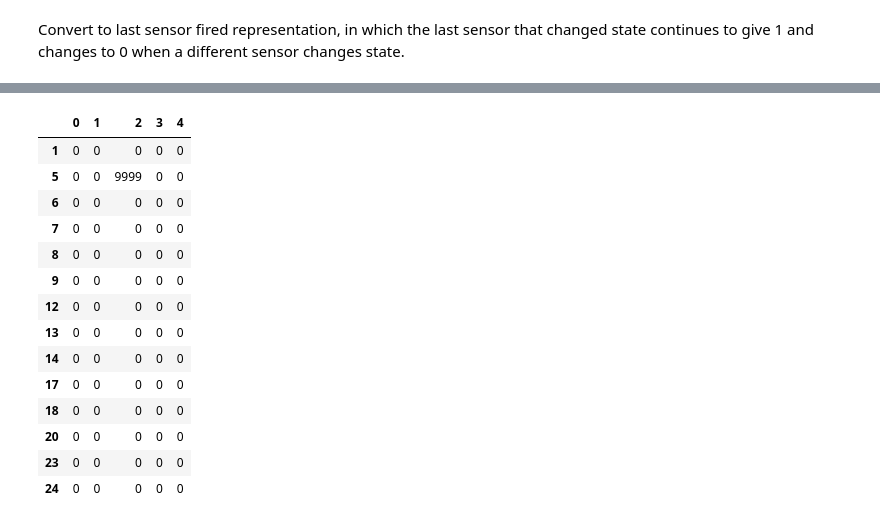
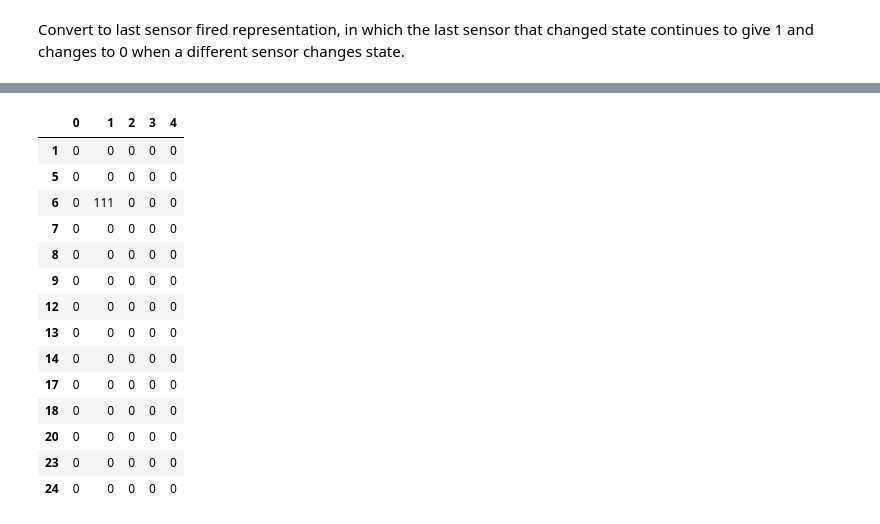
Before and after one commit to du-phan/Human-Activity-Recognition, a Jupyter notebook: Data cleaning.ipynb, the cells around one changed output, grey strips where cells are left out. Drawn from its saved outputs; the diff is of its cells as text; code cells hidden in the pictures.

```diff
--- a/Data cleaning.ipynb
+++ b/Data cleaning.ipynb
@@ -250,12 +324,12 @@ def convert2LastFiredFeatureMatrix(trainingSensorData, trainingActivityData, tim
 # %%
 test = pd.DataFrame(0, index = sensorLabel.index, columns = np.arange(5))
-test.loc[5][2] = 9999
+test.iloc[2][1:2] = 111
 test
 # %% [output]
 |  | 0 | 1 | 2 | 3 | 4 |
 | 1 | 0 | 0 | 0 | 0 | 0 |
-| 5 | 0 | 0 | 9999 | 0 | 0 |
-| 6 | 0 | 0 | 0 | 0 | 0 |
+| 5 | 0 | 0 | 0 | 0 | 0 |
+| 6 | 0 | 111 | 0 | 0 | 0 |
 | 7 | 0 | 0 | 0 | 0 | 0 |
 | 8 | 0 | 0 | 0 | 0 | 0 |
 | 9 | 0 | 0 | 0 | 0 | 0 |
```
Also changed, not shown: parts of 15 cells of this notebook, 1 other file.
